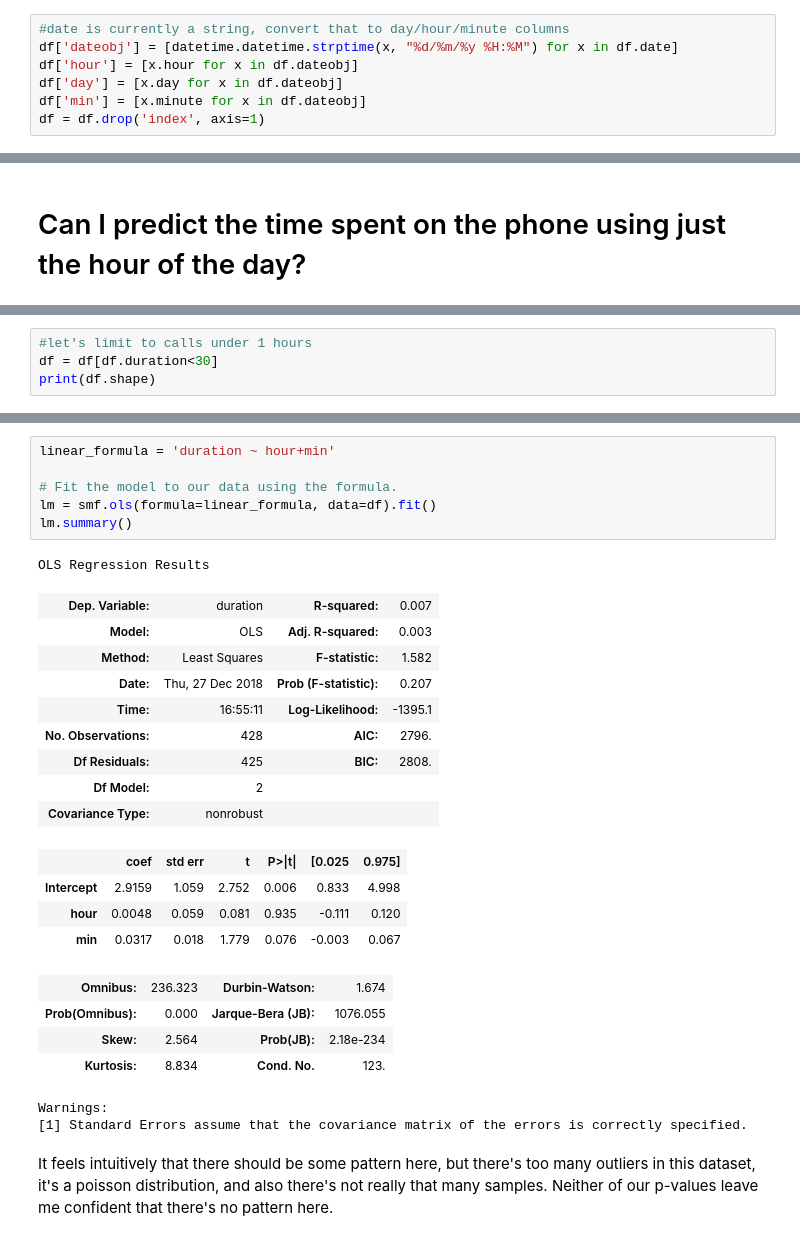
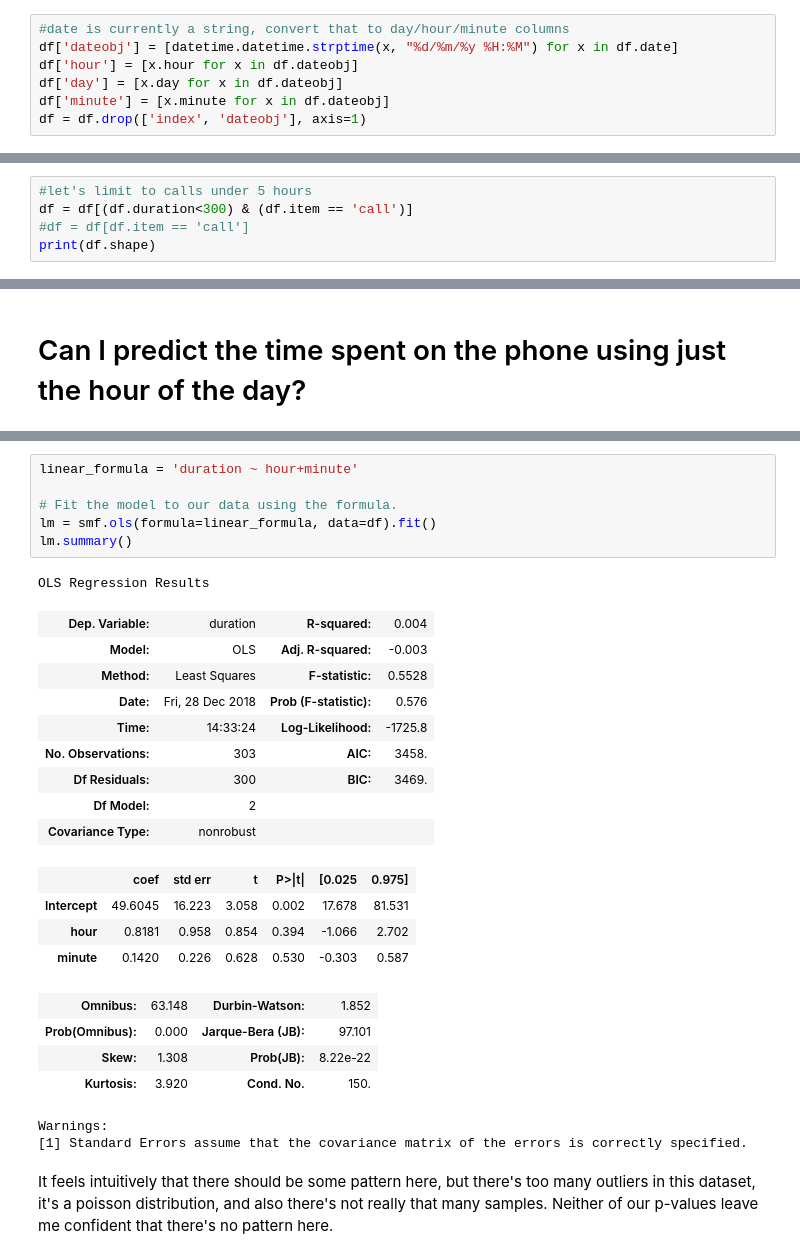
Before and after one commit to conditg/predicting-disruption, a Jupyter notebook: PhoneLogsExploration.ipynb, the cells around one changed output, grey strips where cells are left out. Drawn from its saved outputs; the diff is of its cells as text.

Commit message:
added other models

```diff
--- a/PhoneLogsExploration.ipynb
+++ b/PhoneLogsExploration.ipynb
@@ -20,8 +21,8 @@ Index(['index', 'date', 'duration', 'item', 'month', 'network',
 df['dateobj'] = [datetime.datetime.strptime(x, "%d/%m/%y %H:%M") for x in df.date]
 df['hour'] = [x.hour for x in df.dateobj]
 df['day'] = [x.day for x in df.dateobj]
-df['min'] = [x.minute for x in df.dateobj]
-df = df.drop('index', axis=1)
+df['minute'] = [x.minute for x in df.dateobj]
+df = df.drop(['index', 'dateobj'], axis=1)
 # %%
 df.head()
 # %% [output]
@@ -41,0 +35,5 @@ df.corr()
+# %%
+#let's limit to calls under 5 hours
+df = df[(df.duration<300) & (df.item == 'call')]
+#df = df[df.item == 'call']
+print(df.shape)
@@ -98,4 +118,0 @@ plt.show()
-# %%
-#let's limit to calls under 1 hours
-df = df[df.duration<30]
-print(df.shape)
@@ -112,28 +119,28 @@ df.corr()
 # %%
-linear_formula = 'duration ~ hour+min'
+linear_formula = 'duration ~ hour+minute'
 
 # Fit the model to our data using the formula.
 lm = smf.ols(formula=linear_formula, data=df).fit()
 lm.summary()
 # %% [output]
 OLS Regression Results
-| Dep. Variable: | duration | R-squared: | 0.007 |
-| Model: | OLS | Adj. R-squared: | 0.003 |
-| Method: | Least Squares | F-statistic: | 1.582 |
-| Date: | Thu, 27 Dec 2018 | Prob (F-statistic): | 0.207 |
-| Time: | 16:55:11 | Log-Likelihood: | -1395.1 |
-| No. Observations: | 428 | AIC: | 2796. |
-| Df Residuals: | 425 | BIC: | 2808. |
+| Dep. Variable: | duration | R-squared: | 0.004 |
+| Model: | OLS | Adj. R-squared: | -0.003 |
+| Method: | Least Squares | F-statistic: | 0.5528 |
+| Date: | Fri, 28 Dec 2018 | Prob (F-statistic): | 0.576 |
+| Time: | 14:33:24 | Log-Likelihood: | -1725.8 |
+| No. Observations: | 303 | AIC: | 3458. |
+| Df Residuals: | 300 | BIC: | 3469. |
 | Df Model: | 2 |  |  |
 | Covariance Type: | nonrobust |  |  |
 |  | coef | std err | t | P>|t| | [0.025 | 0.975] |
-| Intercept | 2.9159 | 1.059 | 2.752 | 0.006 | 0.833 | 4.998 |
-| hour | 0.0048 | 0.059 | 0.081 | 0.935 | -0.111 | 0.120 |
-| min | 0.0317 | 0.018 | 1.779 | 0.076 | -0.003 | 0.067 |
+| Intercept | 49.6045 | 16.223 | 3.058 | 0.002 | 17.678 | 81.531 |
+| hour | 0.8181 | 0.958 | 0.854 | 0.394 | -1.066 | 2.702 |
+| minute | 0.1420 | 0.226 | 0.628 | 0.530 | -0.303 | 0.587 |
-| Omnibus: | 236.323 | Durbin-Watson: | 1.674 |
-| Prob(Omnibus): | 0.000 | Jarque-Bera (JB): | 1076.055 |
-| Skew: | 2.564 | Prob(JB): | 2.18e-234 |
-| Kurtosis: | 8.834 | Cond. No. | 123. |
+| Omnibus: | 63.148 | Durbin-Watson: | 1.852 |
+| Prob(Omnibus): | 0.000 | Jarque-Bera (JB): | 97.101 |
+| Skew: | 1.308 | Prob(JB): | 8.22e-22 |
+| Kurtosis: | 3.920 | Cond. No. | 150. |
 Warnings:
 [1] Standard Errors assume that the covariance matrix of the errors is correctly specified.
 # %% [markdown]
```
Also changed, not shown: parts of 17 cells of this notebook.
